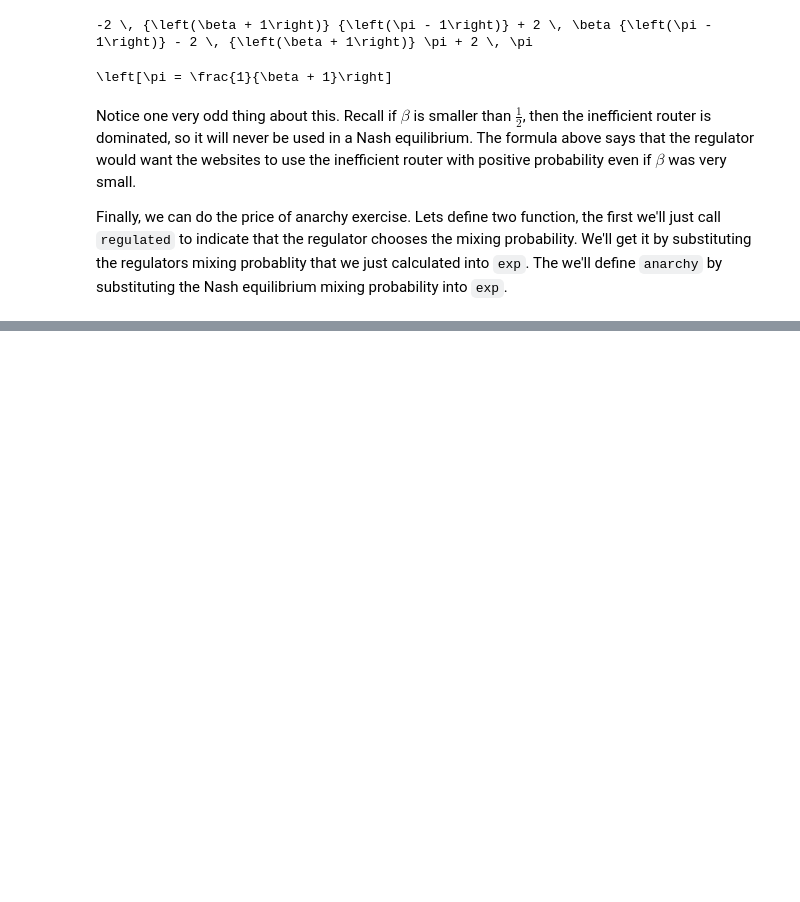
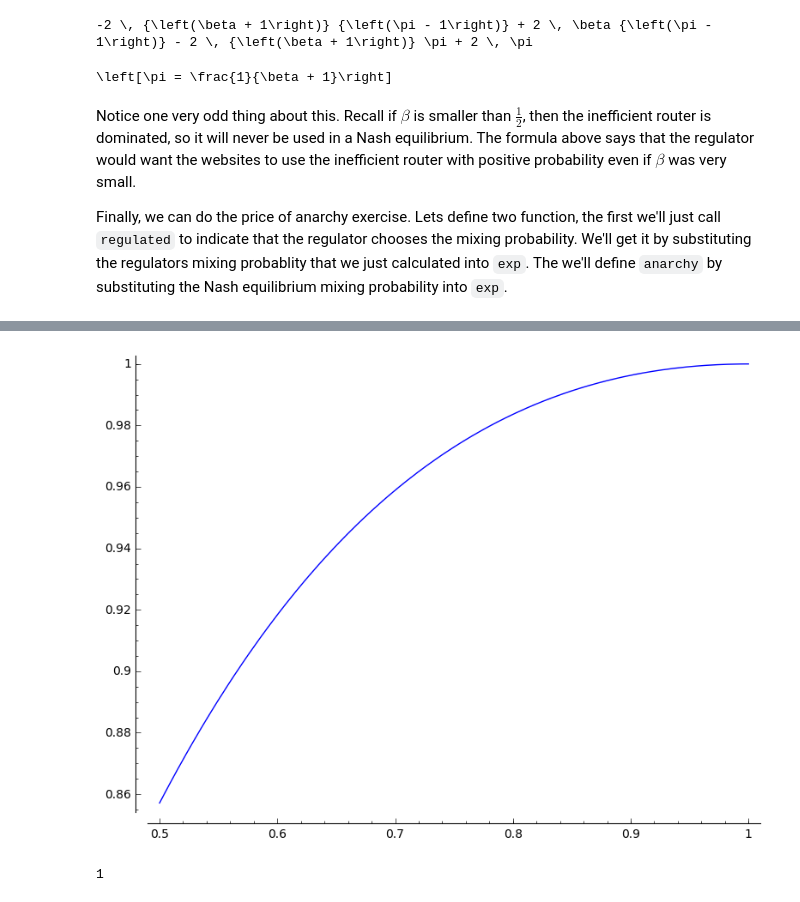
Before and after one commit to michaelpetersubc/notebooks, a Jupyter notebook: Econ306/price_of_anarchy/306_anarchy.ipynb, the cells around one changed output, grey strips where cells are left out. Drawn from its saved outputs; the diff is of its cells as text; code cells hidden in the pictures; blank space fills up the shorter version.

```diff
--- a/Econ306/price_of_anarchy/306_anarchy.ipynb
+++ b/Econ306/price_of_anarchy/306_anarchy.ipynb
@@ -64,0 +74,8 @@ Finally, we can do the price of anarchy exercise.  Lets define two function, the
+# %%
+plot(anarchy/regulated,(beta,1/2,1))
+# %% [output]
+[figure, added]
+# %%
+show(anarchy.substitute(beta=1/2))
+# %% [output]
+1
```
Also changed, not shown: parts of 1 cell of this notebook.
